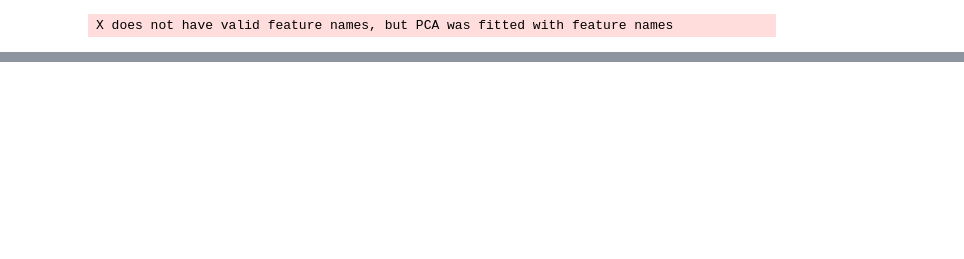
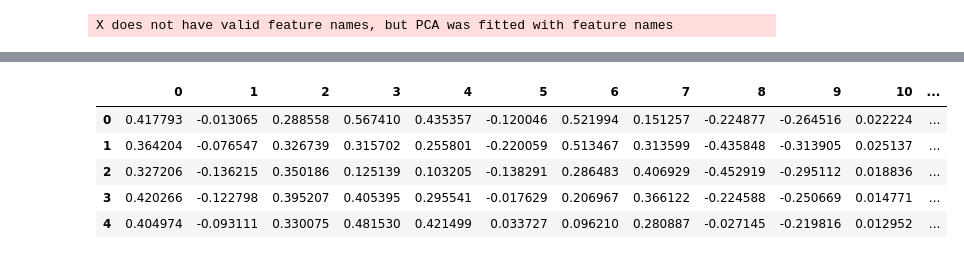
Before and after one commit to gheenc/Computational-Methods, a Jupyter notebook: pset4/pset4 problem 4.ipynb, the cells around one changed output, grey strips where cells are left out. Cells and saved outputs as stored; diff of their text form; code cells hidden in the pictures; blank space fills up the shorter version.

```diff
--- a/pset4/pset4 problem 4.ipynb
+++ b/pset4/pset4 problem 4.ipynb
@@ -165,0 +151,9 @@ X does not have valid feature names, but PCA was fitted with feature names
+# %%
+pca.head()
+# %% [output]
+|  | 0 | 1 | 2 | 3 | 4 | 5 | 6 | 7 | 8 | 9 | 10 | ... |
+| 0 | 0.417793 | -0.013065 | 0.288558 | 0.567410 | 0.435357 | -0.120046 | 0.521994 | 0.151257 | -0.224877 | -0.264516 | 0.022224 | ... |
+| 1 | 0.364204 | -0.076547 | 0.326739 | 0.315702 | 0.255801 | -0.220059 | 0.513467 | 0.313599 | -0.435848 | -0.313905 | 0.025137 | ... |
+| 2 | 0.327206 | -0.136215 | 0.350186 | 0.125139 | 0.103205 | -0.138291 | 0.286483 | 0.406929 | -0.452919 | -0.295112 | 0.018836 | ... |
+| 3 | 0.420266 | -0.122798 | 0.395207 | 0.405395 | 0.295541 | -0.017629 | 0.206967 | 0.366122 | -0.224588 | -0.250669 | 0.014771 | ... |
+| 4 | 0.404974 | -0.093111 | 0.330075 | 0.481530 | 0.421499 | 0.033727 | 0.096210 | 0.280887 | -0.027145 | -0.219816 | 0.012952 | ... |
```
Also changed, not shown: parts of 7 cells of this notebook, 1 other file.
